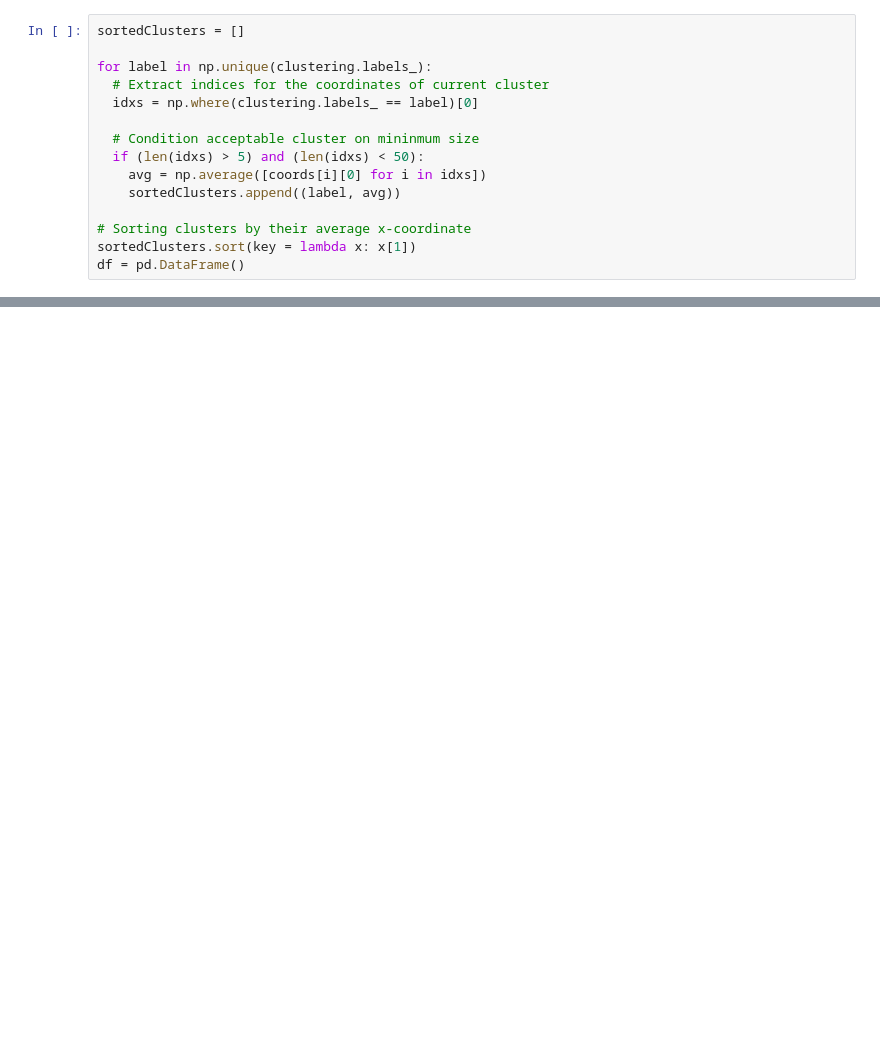
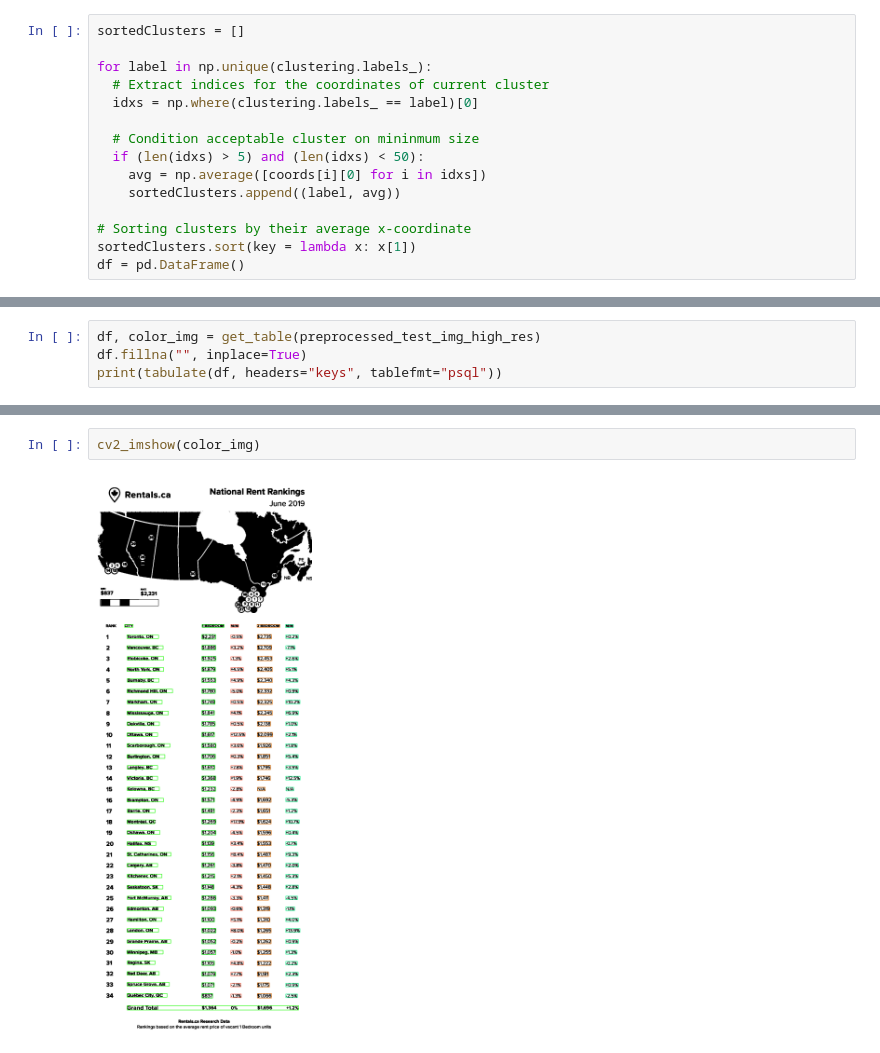
Before and after one commit to erich-hs/Canada-Rents, a Jupyter notebook: rent_scraping.ipynb, the cells around one changed output, grey strips where cells are left out. Saved outputs shown, nothing was run; the diff lists cells and outputs as text; blank space fills up the shorter version.

Commit message:
Updated rentals.ca table scraping functions

```diff
--- a/rent_scraping.ipynb
+++ b/rent_scraping.ipynb
@@ -433,0 +586,4 @@ cv2_imshow(color_test_img)
+# %%
+df, color_img = get_table(preprocessed_test_img_high_res)
+df.fillna("", inplace=True)
+print(tabulate(df, headers="keys", tablefmt="psql"))
@@ -433,0 +628,4 @@ cv2_imshow(color_test_img)
+# %%
+cv2_imshow(color_img)
+# %% [output]
+[figure, added]
```
Also changed, not shown: parts of 16 cells of this notebook.
